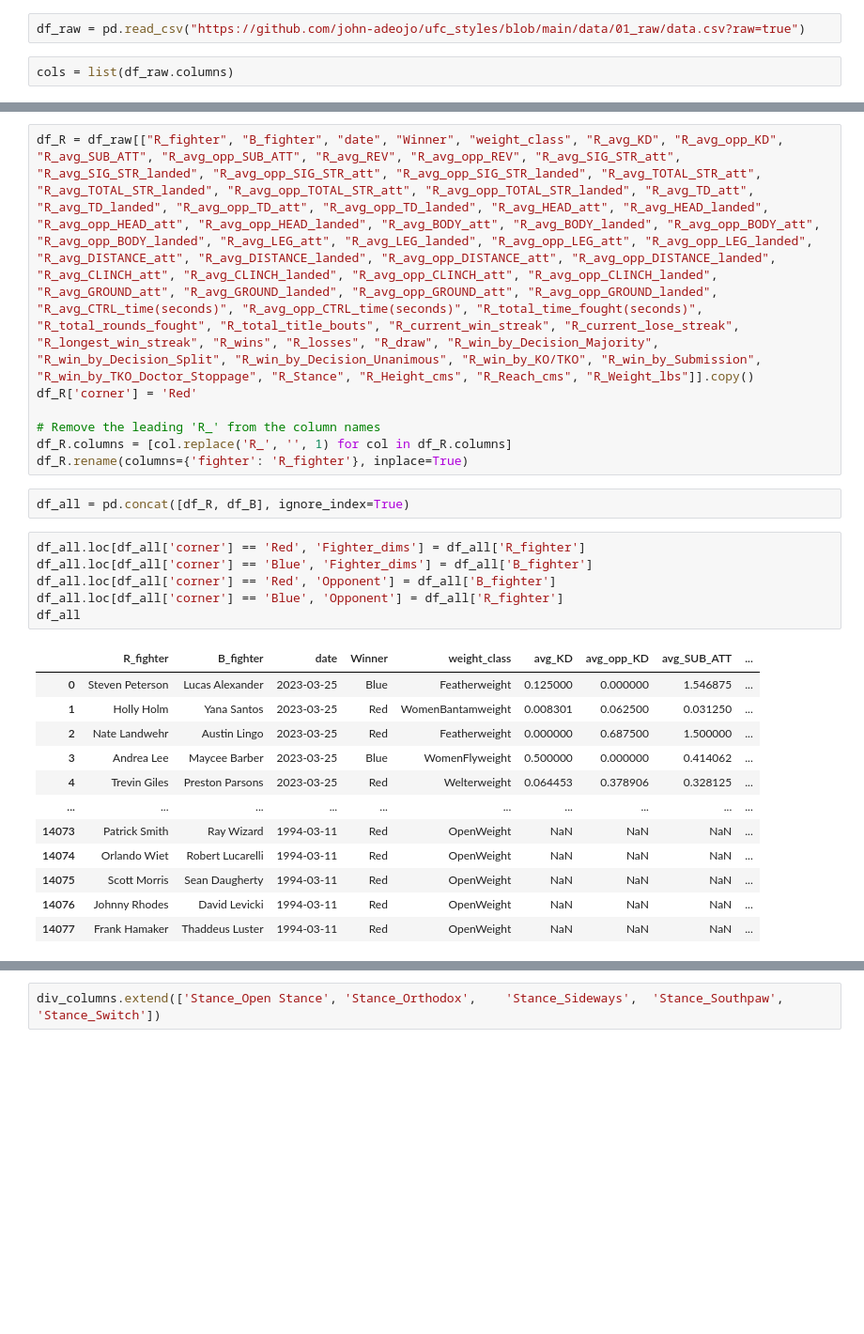
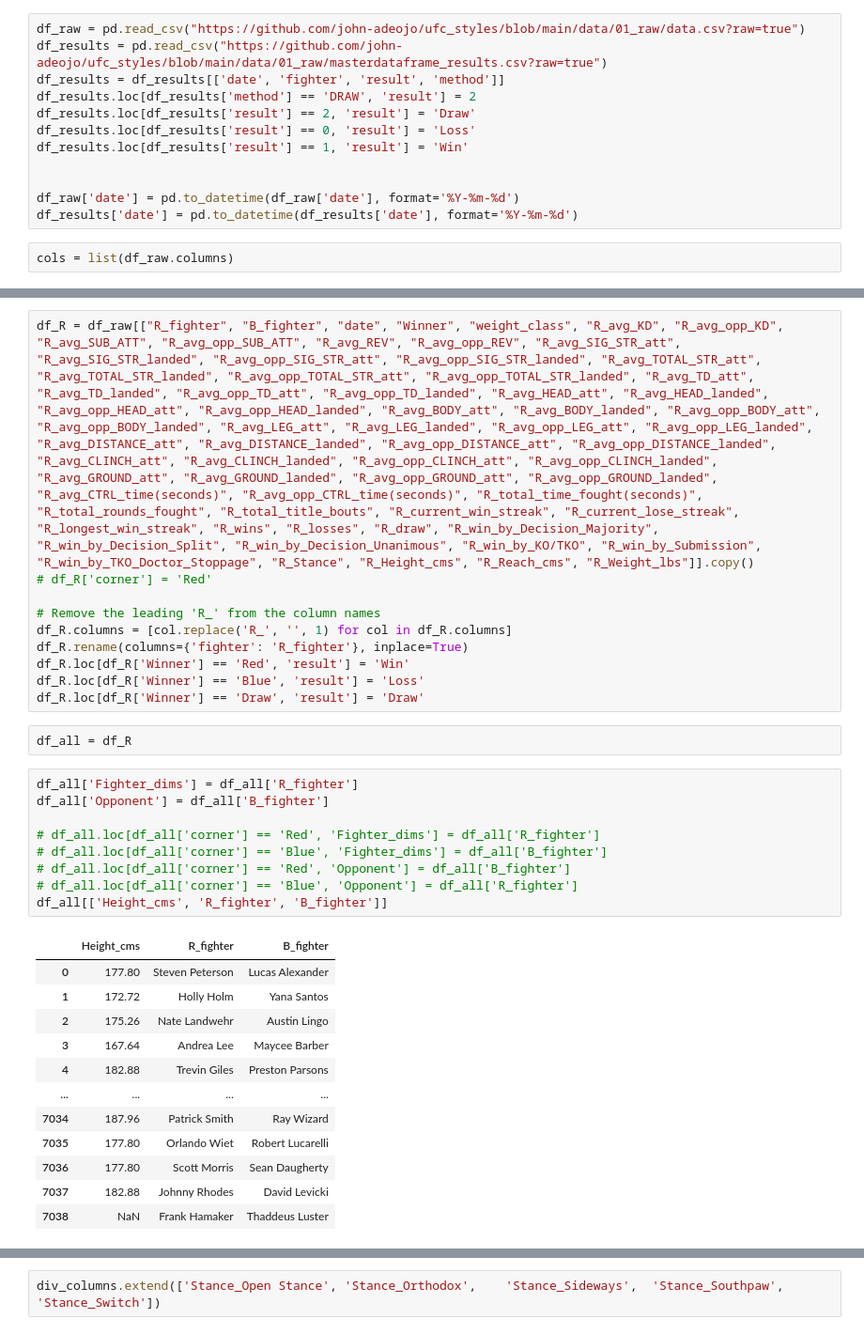
Before and after one commit to john-adeojo/ufc_styles, a Jupyter notebook: notebook/DataPrep.ipynb, the cells around one changed output, grey strips where cells are left out. Shown at 94% size. Saved outputs shown, nothing was run; the diff lists cells and outputs as text; blank space fills up the shorter version.

Commit message:
corrected data processing code
red fighter is main fighter, blue is opponent. dims are relative to red

```diff
--- a/notebook/DataPrep.ipynb
+++ b/notebook/DataPrep.ipynb
@@ -2,5 +2,15 @@
 import pandas as pd
 # %%
 df_raw = pd.read_csv("https://github.com/john-adeojo/ufc_styles/blob/main/data/01_raw/data.csv?raw=true")
+df_results = pd.read_csv("https://github.com/john-adeojo/ufc_styles/blob/main/data/01_raw/masterdataframe_results.csv?raw=true")
+df_results = df_results[['date', 'fighter', 'result', 'method']]
+df_results.loc[df_results['method'] == 'DRAW', 'result'] = 2
+df_results.loc[df_results['result'] == 2, 'result'] = 'Draw'
+df_results.loc[df_results['result'] == 0, 'result'] = 'Loss'
+df_results.loc[df_results['result'] == 1, 'result'] = 'Win'
+
+
+df_raw['date'] = pd.to_datetime(df_raw['date'], format='%Y-%m-%d')
+df_results['date'] = pd.to_datetime(df_results['date'], format='%Y-%m-%d')
 # %%
 cols = list(df_raw.columns)
@@ -18,28 +27,34 @@ df_B.rename(columns={'fighter': 'B_fighter'}, inplace=True)
 # %%
 df_R = df_raw[["R_fighter", "B_fighter", "date", "Winner", "weight_class", "R_avg_KD", "R_avg_opp_KD", "R_avg_SUB_ATT", "R_avg_opp_SUB_ATT", "R_avg_REV", "R_avg_opp_REV", "R_avg_SIG_STR_att", "R_avg_SIG_STR_landed", "R_avg_opp_SIG_STR_att", "R_avg_opp_SIG_STR_landed", "R_avg_TOTAL_STR_att", "R_avg_TOTAL_STR_landed", "R_avg_opp_TOTAL_STR_att", "R_avg_opp_TOTAL_STR_landed", "R_avg_TD_att", "R_avg_TD_landed", "R_avg_opp_TD_att", "R_avg_opp_TD_landed", "R_avg_HEAD_att", "R_avg_HEAD_landed", "R_avg_opp_HEAD_att", "R_avg_opp_HEAD_landed", "R_avg_BODY_att", "R_avg_BODY_landed", "R_avg_opp_BODY_att", "R_avg_opp_BODY_landed", "R_avg_LEG_att", "R_avg_LEG_landed", "R_avg_opp_LEG_att", "R_avg_opp_LEG_landed", "R_avg_DISTANCE_att", "R_avg_DISTANCE_landed", "R_avg_opp_DISTANCE_att", "R_avg_opp_DISTANCE_landed", "R_avg_CLINCH_att", "R_avg_CLINCH_landed", "R_avg_opp_CLINCH_att", "R_avg_opp_CLINCH_landed", "R_avg_GROUND_att", "R_avg_GROUND_landed", "R_avg_opp_GROUND_att", "R_avg_opp_GROUND_landed", "R_avg_CTRL_time(seconds)", "R_avg_opp_CTRL_time(seconds)", "R_total_time_fought(seconds)", "R_total_rounds_fought", "R_total_title_bouts", "R_current_win_streak", "R_current_lose_streak", "R_longest_win_streak", "R_wins", "R_losses", "R_draw", "R_win_by_Decision_Majority", "R_win_by_Decision_Split", "R_win_by_Decision_Unanimous", "R_win_by_KO/TKO", "R_win_by_Submission", "R_win_by_TKO_Doctor_Stoppage", "R_Stance", "R_Height_cms", "R_Reach_cms", "R_Weight_lbs"]].copy()
-df_R['corner'] = 'Red'
+# df_R['corner'] = 'Red'
 
 # Remove the leading 'R_' from the column names
 df_R.columns = [col.replace('R_', '', 1) for col in df_R.columns]
 df_R.rename(columns={'fighter': 'R_fighter'}, inplace=True)
+df_R.loc[df_R['Winner'] == 'Red', 'result'] = 'Win'
+df_R.loc[df_R['Winner'] == 'Blue', 'result'] = 'Loss'
+df_R.loc[df_R['Winner'] == 'Draw', 'result'] = 'Draw'
 # %%
-df_all = pd.concat([df_R, df_B], ignore_index=True)
+df_all = df_R
 # %%
-df_all.loc[df_all['corner'] == 'Red', 'Fighter_dims'] = df_all['R_fighter']
-df_all.loc[df_all['corner'] == 'Blue', 'Fighter_dims'] = df_all['B_fighter']
-df_all.loc[df_all['corner'] == 'Red', 'Opponent'] = df_all['B_fighter']
-df_all.loc[df_all['corner'] == 'Blue', 'Opponent'] = df_all['R_fighter']
-df_all
+df_all['Fighter_dims'] = df_all['R_fighter']
+df_all['Opponent'] = df_all['B_fighter']
+
+# df_all.loc[df_all['corner'] == 'Red', 'Fighter_dims'] = df_all['R_fighter']
+# df_all.loc[df_all['corner'] == 'Blue', 'Fighter_dims'] = df_all['B_fighter']
+# df_all.loc[df_all['corner'] == 'Red', 'Opponent'] = df_all['B_fighter']
+# df_all.loc[df_all['corner'] == 'Blue', 'Opponent'] = df_all['R_fighter']
+df_all[['Height_cms', 'R_fighter', 'B_fighter']]
 # %% [output]
-|  | R_fighter | B_fighter | date | Winner | weight_class | avg_KD | avg_opp_KD | avg_SUB_ATT | ... |
-| 0 | Steven Peterson | Lucas Alexander | 2023-03-25 | Blue | Featherweight | 0.125000 | 0.000000 | 1.546875 | ... |
-| 1 | Holly Holm | Yana Santos | 2023-03-25 | Red | WomenBantamweight | 0.008301 | 0.062500 | 0.031250 | ... |
-| 2 | Nate Landwehr | Austin Lingo | 2023-03-25 | Red | Featherweight | 0.000000 | 0.687500 | 1.500000 | ... |
-| 3 | Andrea Lee | Maycee Barber | 2023-03-25 | Blue | WomenFlyweight | 0.500000 | 0.000000 | 0.414062 | ... |
-| 4 | Trevin Giles | Preston Parsons | 2023-03-25 | Red | Welterweight | 0.064453 | 0.378906 | 0.328125 | ... |
-| ... | ... | ... | ... | ... | ... | ... | ... | ... | ... |
-| 14073 | Patrick Smith | Ray Wizard | 1994-03-11 | Red | OpenWeight | NaN | NaN | NaN | ... |
-| 14074 | Orlando Wiet | Robert Lucarelli | 1994-03-11 | Red | OpenWeight | NaN | NaN | NaN | ... |
-| 14075 | Scott Morris | Sean Daugherty | 1994-03-11 | Red | OpenWeight | NaN | NaN | NaN | ... |
-| 14076 | Johnny Rhodes | David Levicki | 1994-03-11 | Red | OpenWeight | NaN | NaN | NaN | ... |
-| 14077 | Frank Hamaker | Thaddeus Luster | 1994-03-11 | Red | OpenWeight | NaN | NaN | NaN | ... |
+|  | Height_cms | R_fighter | B_fighter |
+| 0 | 177.80 | Steven Peterson | Lucas Alexander |
+| 1 | 172.72 | Holly Holm | Yana Santos |
+| 2 | 175.26 | Nate Landwehr | Austin Lingo |
+| 3 | 167.64 | Andrea Lee | Maycee Barber |
+| 4 | 182.88 | Trevin Giles | Preston Parsons |
+| ... | ... | ... | ... |
+| 7034 | 187.96 | Patrick Smith | Ray Wizard |
+| 7035 | 177.80 | Orlando Wiet | Robert Lucarelli |
+| 7036 | 177.80 | Scott Morris | Sean Daugherty |
+| 7037 | 182.88 | Johnny Rhodes | David Levicki |
+| 7038 | NaN | Frank Hamaker | Thaddeus Luster |
```
Also changed, not shown: parts of 7 cells of this notebook, 2 other files.
